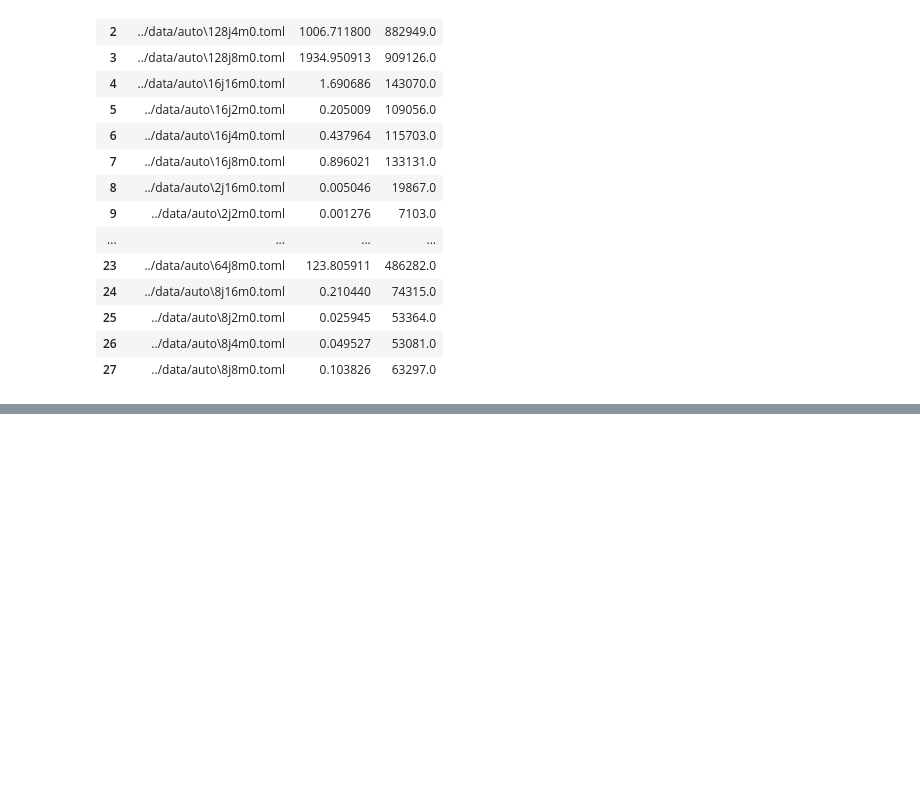
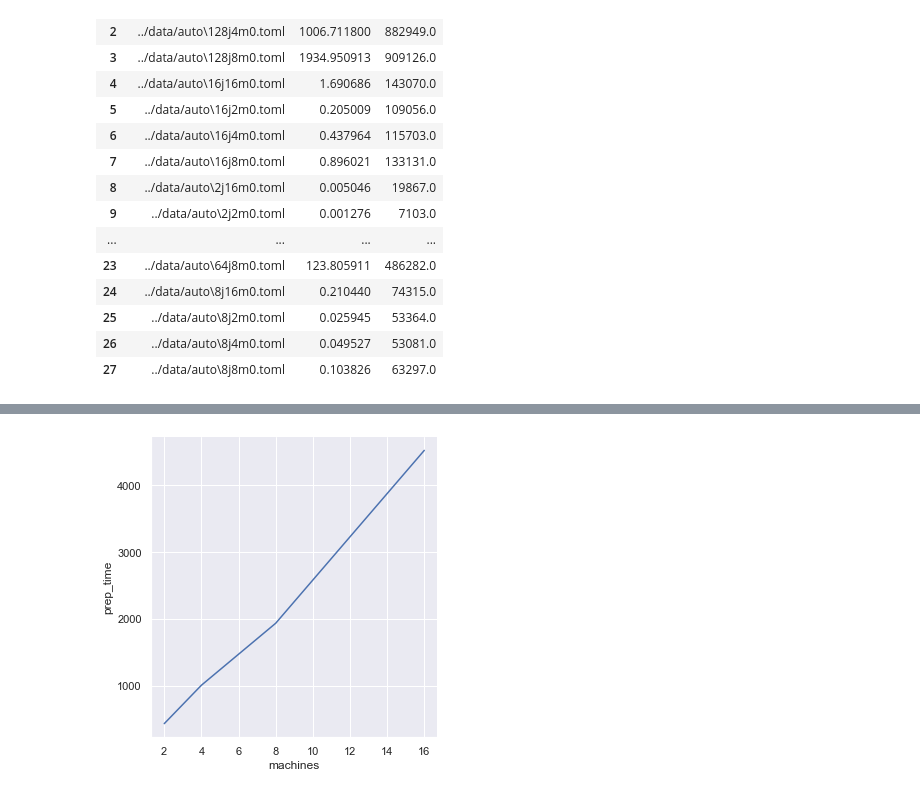
Before and after one commit to ksazon/pcoss, a Jupyter notebook: mgr_linux/mgr_client/prepare_data_files.ipynb, the cells around one changed output, grey strips where cells are left out. Saved outputs shown, nothing was run; the diff lists cells and outputs as text; code cells hidden in the pictures; blank space fills up the shorter version.

```diff
--- a/mgr_linux/mgr_client/prepare_data_files.ipynb
+++ b/mgr_linux/mgr_client/prepare_data_files.ipynb
@@ -4,9 +4,10 @@ import numpy as np
 import toml
 from os.path import join
 import glob
+import matplotlib.pyplot as plt
 import seaborn as sns
 
-sns.set_theme(style="darkgrid")
+sns.set(style="darkgrid")
 # %%
 jobs_max_size = 128
 machines_max_size = 16
@@ -144,0 +147,5 @@ op_times_df
+# %%
+g = sns.relplot(x="machines", y="prep_time", data=op_times_df[op_times_df.jobs==128], kind="line",)
+# g.fig.autofmt_xdate()
+# %% [output]
+[figure, added]
```
Also changed, not shown: parts of 2 cells of this notebook, 8 other files.
